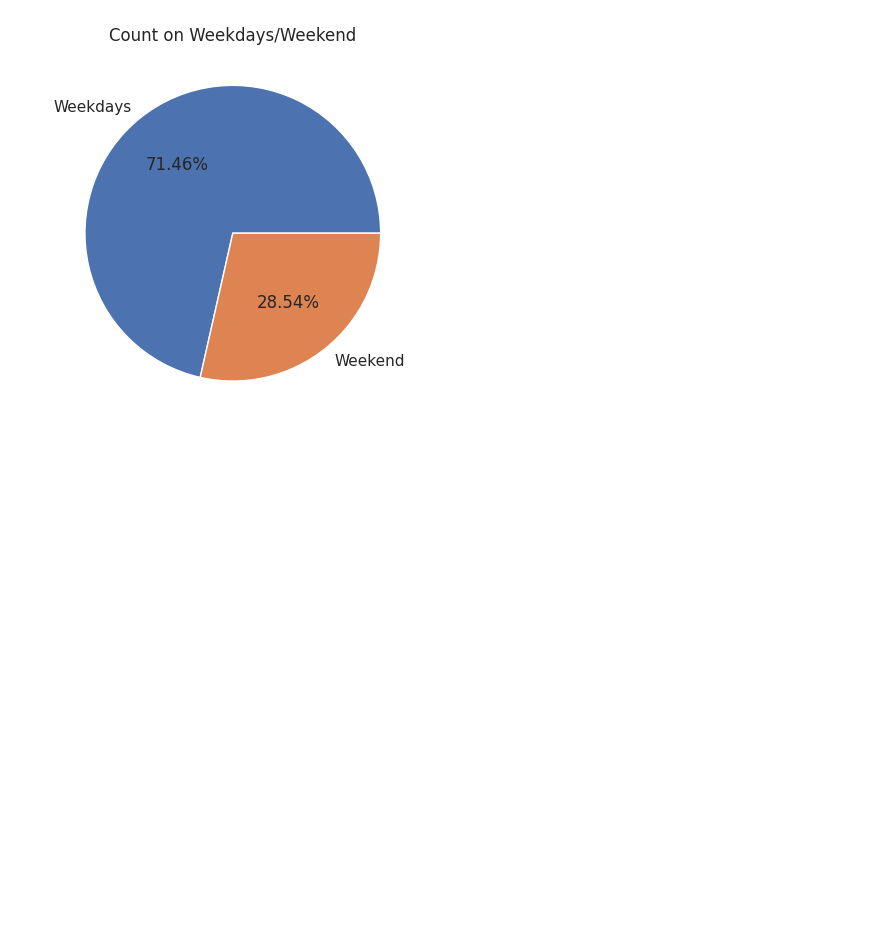
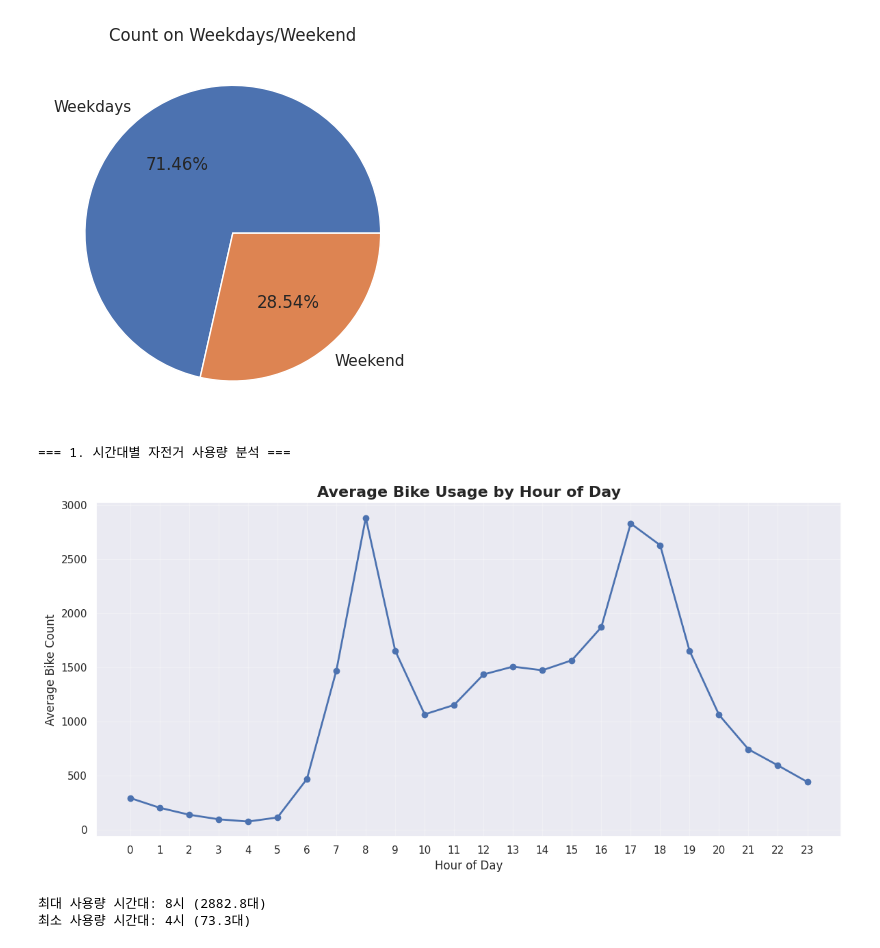
Before and after one commit to hyunacho0810/Kaggle, a Jupyter notebook: london-bike-sharing.ipynb, the cells around one changed output. Drawn from its saved outputs; the diff is of its cells as text; code cells hidden in the pictures; blank space fills up the shorter version.

Commit message:
Kaggle Notebook | london-bike-sharing | Version 2

```diff
--- a/london-bike-sharing.ipynb
+++ b/london-bike-sharing.ipynb
@@ -214,3 +214,30 @@ plt.show()
 # %% [output]
 [figure]
 [figure]
+# %%
+# 추가 분석 1
+# 1. 시간대별 자전거 사용량 시각화 (Line Plot)
+print("=== 1. 시간대별 자전거 사용량 분석 ===")
+# 시간 추출
+data['hour'] = data['timestamp'].dt.hour
+
+# 시간대별 평균 사용량 계산
+hourly_usage = data.groupby('hour')['cnt'].mean()
+
+plt.figure(figsize=(12, 6))
+plt.plot(hourly_usage.index, hourly_usage.values, marker='o', linewidth=2, markersize=6)
+plt.title('Average Bike Usage by Hour of Day', fontsize=16, fontweight='bold')
+plt.xlabel('Hour of Day', fontsize=12)
+plt.ylabel('Average Bike Count', fontsize=12)
+plt.grid(True, alpha=0.3)
+plt.xticks(range(0, 24))
+plt.tight_layout()
+plt.show()
+
+print(f"최대 사용량 시간대: {hourly_usage.idxmax()}시 ({hourly_usage.max():.1f}대)")
+print(f"최소 사용량 시간대: {hourly_usage.idxmin()}시 ({hourly_usage.min():.1f}대)")
+# %% [output]
+=== 1. 시간대별 자전거 사용량 분석 ===
+[figure, added]
+최대 사용량 시간대: 8시 (2882.8대)
+최소 사용량 시간대: 4시 (73.3대)
```
Also changed, not shown: parts of 4 cells of this notebook.
